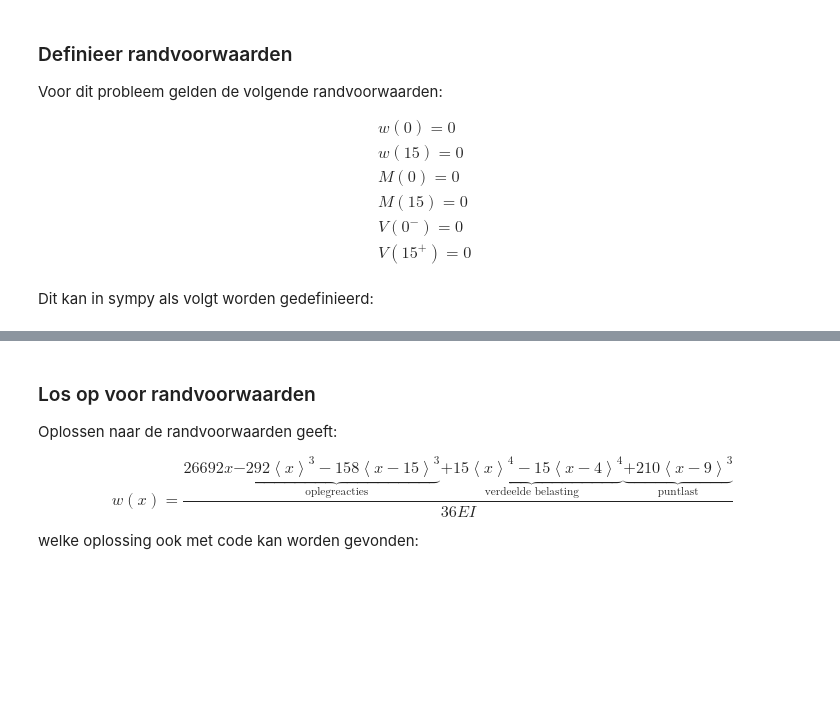
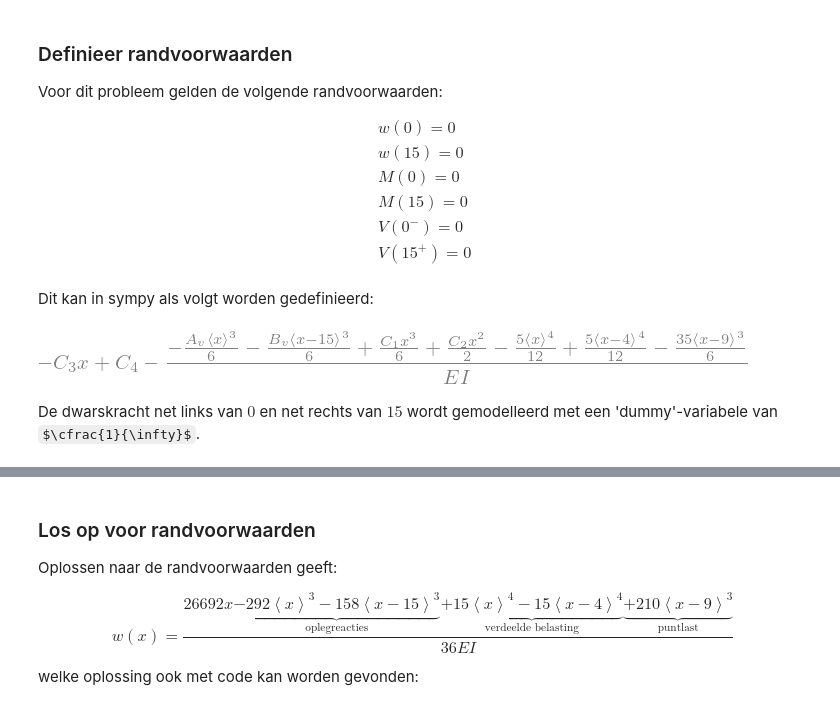
Before and after one commit to TeachBooks/Macaulays_method, a Jupyter notebook: book/Onderzoeksvoorstel.ipynb, the cells around one changed output, grey strips where cells are left out. Drawn from its saved outputs; the diff is of its cells as text; code cells hidden in the pictures; some formulas as TeX source; blank space fills up the shorter version.

```diff
--- a/book/Onderzoeksvoorstel.ipynb
+++ b/book/Onderzoeksvoorstel.ipynb
@@ -62,6 +57,11 @@ Dit kan in sympy als volgt worden gedefinieerd:
 # %%
 V = -sym.integrate(q, x) + C_1
 M = sym.integrate(V, x) + C_2
 kappa = M / EI
 phi = sym.integrate(kappa, x) + C_3
 w = -sym.integrate(phi, x) + C_4
+display(w)
+# %% [output]
+[figure, added]
+# %% [markdown]
+De dwarskracht net links van $0$ en net rechts van $15$ wordt gemodelleerd met een 'dummy'-variabele van $\cfrac{1}{\infty}$.
```
Also changed, not shown: parts of 10 cells of this notebook, 2 other files.
